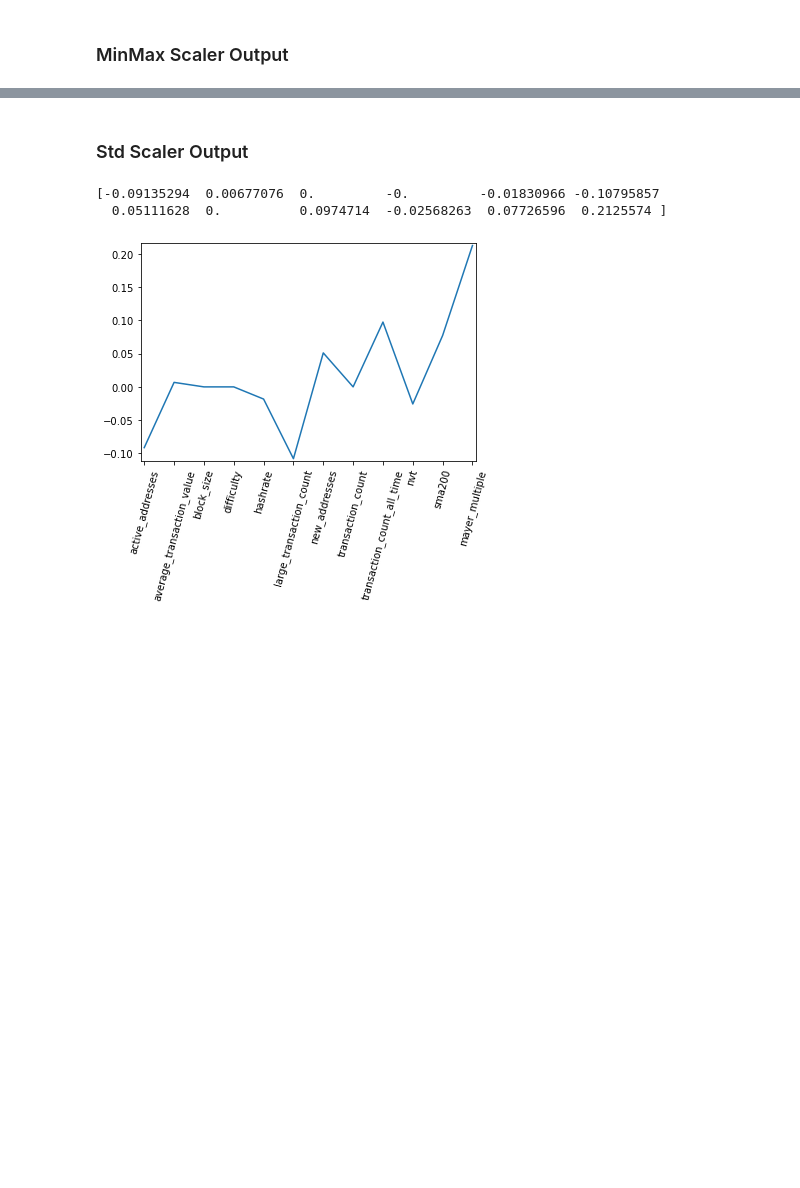
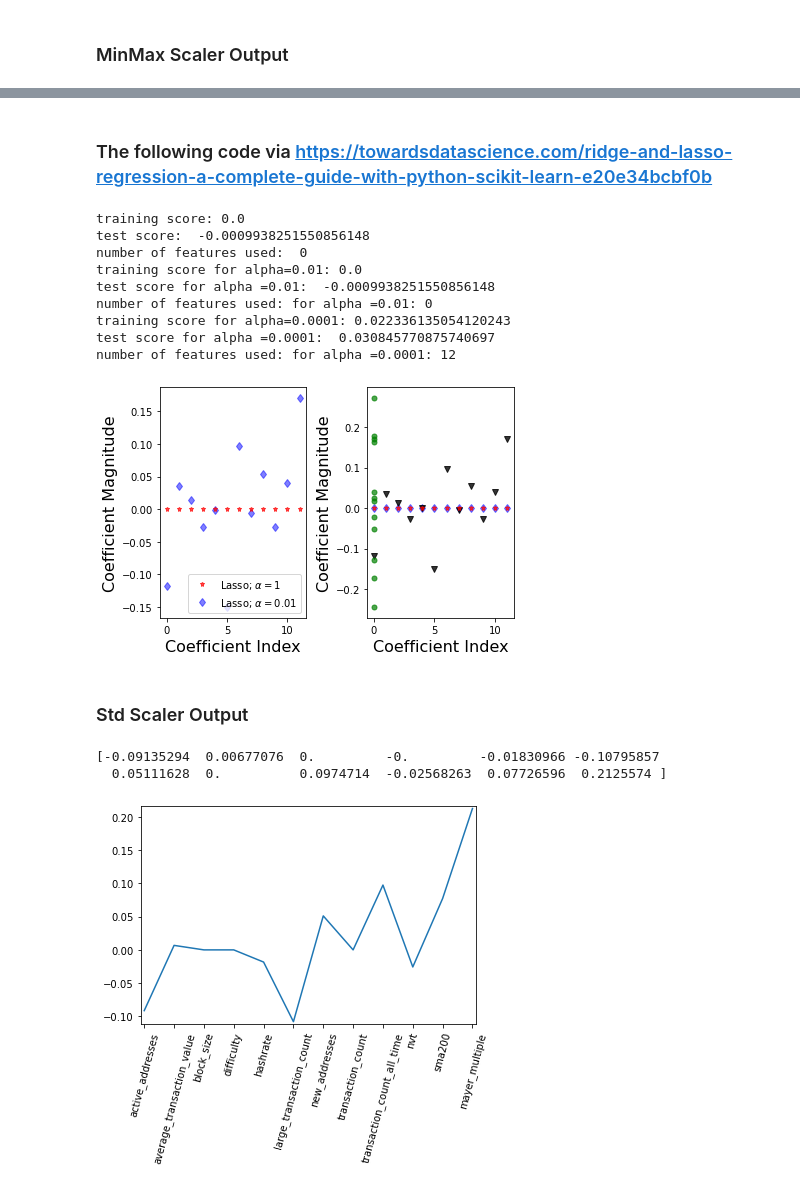
Before and after one commit to gdepalma93/nu_fintech_project_2, a Jupyter notebook: Lasso Workbook.ipynb, the cells around one changed output, grey strips where cells are left out. Cells and saved outputs as stored; diff of their text form; code cells hidden in the pictures; blank space fills up the shorter version.

```diff
--- a/Lasso Workbook.ipynb
+++ b/Lasso Workbook.ipynb
@@ -160,3 +164,12 @@ X_train_mm_scaled.head()
+# %%
+# X test scaler based on X training set
+X_test_mm_scaled = X_mm_scaler.transform(X_test)
 # %%
 y_train_mm_scaled = mm_scaler.fit_transform(y_train)
+# %%
+# y test scaler based on y training set
+y_mm_scaler = mm_scaler.fit(y_train)
+# %%
+# y test scaler based on y training set
+y_test_mm_scaled = y_mm_scaler.transform(y_test)
 # %%
@@ -178,3 +191,66 @@ plt.show()
+# %% [markdown]
+### The following code via https://towardsdatascience.com/ridge-and-lasso-regression-a-complete-guide-with-python-scikit-learn-e20e34bcbf0b
+# %%
+lasso = Lasso()
+lasso.fit(X_train_mm_scaled,y_train_mm_scaled)
+train_score=lasso.score(X_train_mm_scaled,y_train_mm_scaled)
+test_score=lasso.score(X_test_mm_scaled,y_test_mm_scaled)
+coeff_used = np.sum(lasso.coef_!=0)
+print ("training score:", train_score)
+print ("test score: ", test_score)
+print ("number of features used: ", coeff_used)
+
+lasso001 = Lasso(alpha=0.01, max_iter=10e5)
+lasso001.fit(X_train_mm_scaled,y_train_mm_scaled)
+train_score001=lasso001.score(X_train_mm_scaled,y_train_mm_scaled)
+test_score001=lasso001.score(X_test_mm_scaled,y_test_mm_scaled)
+coeff_used001 = np.sum(lasso001.coef_!=0)
+print ("training score for alpha=0.01:", train_score001)
+print ("test score for alpha =0.01: ", test_score001)
+print ("number of features used: for alpha =0.01:", coeff_used001)
+lasso00001 = Lasso(alpha=0.00001, max_iter=10e5)
+lasso00001.fit(X_train_mm_scaled,y_train_mm_scaled)
+train_score00001=lasso00001.score(X_train_mm_scaled,y_train_mm_scaled)
+test_score00001=lasso00001.score(X_test_mm_scaled,y_test_mm_scaled)
+coeff_used00001 = np.sum(lasso00001.coef_!=0)
+print ("training score for alpha=0.0001:", train_score00001)
+print ("test score for alpha =0.0001: ", test_score00001)
+print ("number of features used: for alpha =0.0001:", coeff_used00001)
+
+#lr = LinearRegression()
+#lr.fit(X_train_ss_scaled,y_train_ss_scaled)
+#lr_train_score=lr.score(X_train_ss_scaled,y_train_ss_scaled)
+#lr_test_score=lr.score(X_test_ss_scaled,y_test_ss_scaled)
+#print ("LR training score:", lr_train_score)
+#print ("LR test score: ", lr_test_score)
+plt.subplot(1,2,1)
+plt.plot(lasso.coef_,alpha=0.7,linestyle='none',marker='*',markersize=5,color='red',label=r'Lasso; $\alpha = 1$',zorder=7) # alpha here is for transparency
+plt.plot(lasso00001.coef_,alpha=0.5,linestyle='none',marker='d',markersize=6,color='blue',label=r'Lasso; $\alpha = 0.01$') # alpha here is for transparency
+
+plt.xlabel('Coefficient Index',fontsize=16)
+plt.ylabel('Coefficient Magnitude',fontsize=16)
+plt.legend(fontsize=10,loc=4)
+plt.subplot(1,2,2)
+plt.plot(lasso.coef_,alpha=0.7,linestyle='none',marker='*',markersize=5,color='red',label=r'Lasso; $\alpha = 1$',zorder=7) # alpha here is for transparency
+plt.plot(lasso001.coef_,alpha=0.5,linestyle='none',marker='d',markersize=6,color='blue',label=r'Lasso; $\alpha = 0.01$') # alpha here is for transparency
+plt.plot(lasso00001.coef_,alpha=0.8,linestyle='none',marker='v',markersize=6,color='black',label=r'Lasso; $\alpha = 0.00001$') # alpha here is for transparency
+plt.plot(lr.coef_,alpha=0.7,linestyle='none',marker='o',markersize=5,color='green',label='Linear Regression',zorder=2)
+plt.xlabel('Coefficient Index',fontsize=16)
+plt.ylabel('Coefficient Magnitude',fontsize=16)
+#plt.legend(fontsize=9,loc=4)
+plt.tight_layout()
+plt.show()
+# %% [output]
+training score: 0.0
+test score:  -0.0009938251550856148
+number of features used:  0
+training score for alpha=0.01: 0.0
+test score for alpha =0.01:  -0.0009938251550856148
+number of features used: for alpha =0.01: 0
+training score for alpha=0.0001: 0.022336135054120243
+test score for alpha =0.0001:  0.030845770875740697
+number of features used: for alpha =0.0001: 12
+[figure, added]
 # %% [markdown]
 ### Std Scaler Output
 # %%
```
Also changed, not shown: parts of 10 cells of this notebook.
